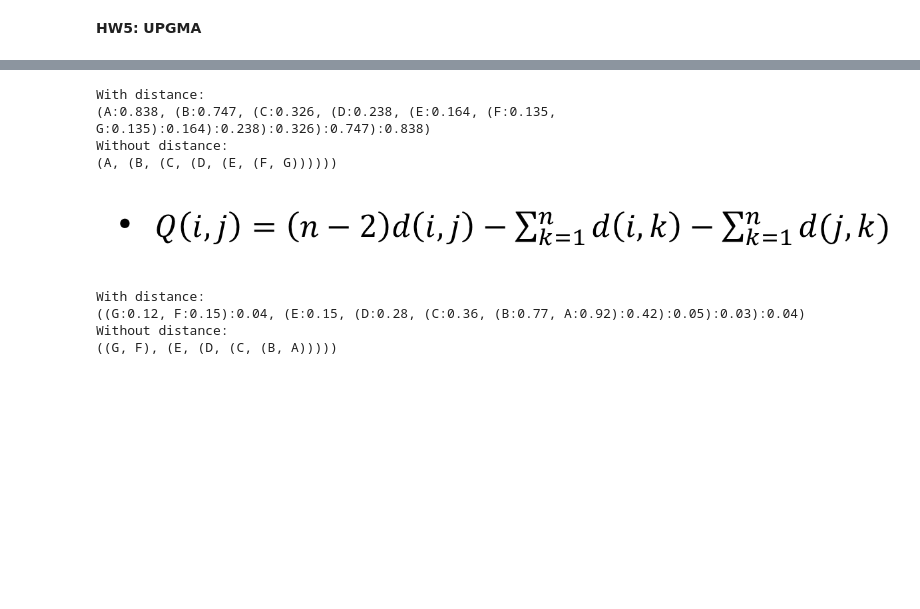
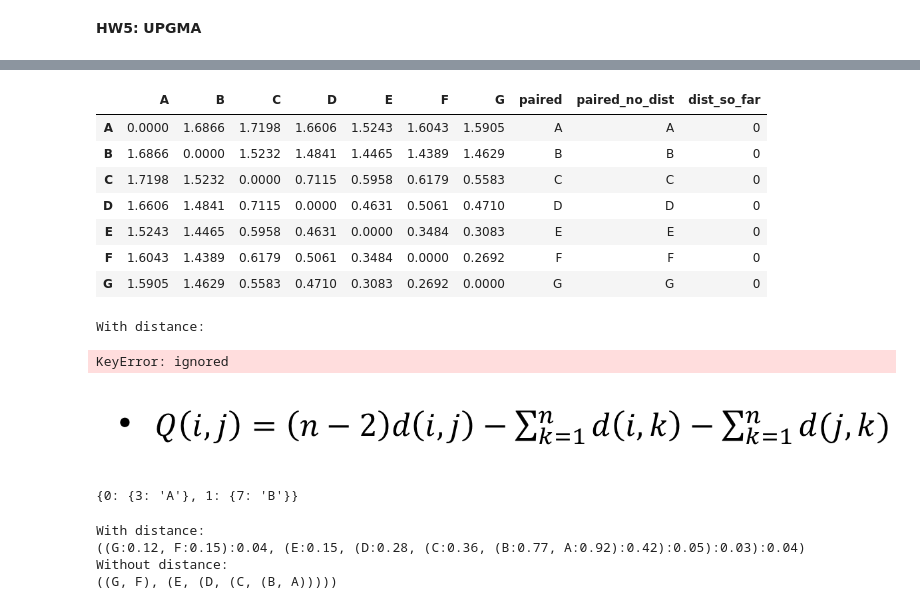
Before and after one commit to mequanent/Bioinformatics, a Jupyter notebook: hw5_110761504.ipynb, the cells around one changed output, grey strips where cells are left out. Cells and saved outputs as stored; diff of their text form; code cells hidden in the pictures; blank space fills up the shorter version.

```diff
--- a/hw5_110761504.ipynb
+++ b/hw5_110761504.ipynb
@@ -29,11 +29,13 @@ def getD(lines):
     indices.append(i)
     i += 1
   # numpy and then pandas form of the distance matrix
+  indices = [(chr(i+65)) for i in indices]
   distance = np.array(distance).astype(float)
   dist = pd.DataFrame(distance, index = indices, columns = indices)
   # Add additional column to store the combined entities
-  dist['paired'] = [(chr(i+65)) for i in indices] # Column for paired taxas with their corresponding distances
-  dist['paired_no_dist'] = [(chr(i+65)) for i in indices] # Without distance for simplified view of combination
+
+  dist['paired'] = indices # Column for paired taxas with their corresponding distances
+  dist['paired_no_dist'] = indices # Without distance for simplified view of combination
   return dist
 dist = getD(lines)
 # %%
@@ -48,22 +50,39 @@ def mini(a):
           min = a.loc[i][j]
           loc = (i, j)
   return min, loc
+# %%
+newdist = getD(lines)
+newdist['dist_so_far'] = 0
+newdist
+# %% [output]
+|  | A | B | C | D | E | F | G | paired | paired_no_dist | dist_so_far |
+| A | 0.0000 | 1.6866 | 1.7198 | 1.6606 | 1.5243 | 1.6043 | 1.5905 | A | A | 0 |
+| B | 1.6866 | 0.0000 | 1.5232 | 1.4841 | 1.4465 | 1.4389 | 1.4629 | B | B | 0 |
+| C | 1.7198 | 1.5232 | 0.0000 | 0.7115 | 0.5958 | 0.6179 | 0.5583 | C | C | 0 |
+| D | 1.6606 | 1.4841 | 0.7115 | 0.0000 | 0.4631 | 0.5061 | 0.4710 | D | D | 0 |
+| E | 1.5243 | 1.4465 | 0.5958 | 0.4631 | 0.0000 | 0.3484 | 0.3083 | E | E | 0 |
+| F | 1.6043 | 1.4389 | 0.6179 | 0.5061 | 0.3484 | 0.0000 | 0.2692 | F | F | 0 |
+| G | 1.5905 | 1.4629 | 0.5583 | 0.4710 | 0.3083 | 0.2692 | 0.0000 | G | G | 0 |
 # %%
 def UPGMA():
-  newdist = dist.copy()
+  newdist = getD(lines)
+  #newdist['so_far'] = 0 # distance accumulated  so far
   while len(newdist) > 1:
     min_dist, loc = mini(newdist)
-    half = str(round(min_dist / 2, 3)) # round result to 3 decimal places
+    i, j = min(loc), max(loc)
+    half = round(min_dist / 2, 3) # round result to 3 decimal places
 
-    i, j = min(loc), max(loc)
+    #d1, d2 = half - newdist.loc[i]['so_far'], half - newdist.loc[j]['so_far']
+    #d1, d2 = round(d1, 3), round(d2, 3)
+
     p1, p2 = newdist.loc[i]['paired'], newdist.loc[j]['paired']
     p11, p22 = newdist.loc[i]['paired_no_dist'], newdist.loc[j]['paired_no_dist']
 
-    dist1 = newdist.loc[i][~newdist.columns.isin(['paired', 'paired_no_dist'])]
-    dist2 = newdist.loc[j][~newdist.columns.isin(['paired', 'paired_no_dist'])]
+    dist1 = newdist.loc[i][~newdist.columns.isin(['paired', 'paired_no_dist', 'so_far'])]
+    dist2 = newdist.loc[j][~newdist.columns.isin(['paired', 'paired_no_dist', 'so_far'])]
     average = (dist1 + dist2)  / 2
 
-    pair = "(" + p1 + ':' + half + ", " + p2 + ':' + half + ")"  # form paired string
+    pair = "(" + p1 + ':' + str(d1) + ", " + p2 + ':' + str(d2) + ");"  # form paired string
     pair_no_dist = "(" + p11 +  ", " + p22 + ")"
 
     newdist[i] = average # replace column with the average value
@@ -71,11 +90,12 @@ def UPGMA():
 
     newdist.drop(j, inplace = True)
     newdist.drop(j, inplace = True, axis = 1)
-    newdist.loc[i, i] = 0
+    #newdist.loc[i, i] = 0
 
     newdist.loc[i, 'paired'] = pair
     newdist.loc[i, 'paired_no_dist'] = pair_no_dist
-    #print(newdist)
+    newdist.loc[i, 'so_far'] = half
+
     #print('*************************************')
   return newdist['paired'][0], newdist['paired_no_dist'][0]
 print('With distance:')
@@ -84,11 +104,16 @@ print('Without distance:')
 print(UPGMA()[1])
 # %% [output]
 With distance:
-(A:0.838, (B:0.747, (C:0.326, (D:0.238, (E:0.164, (F:0.135, G:0.135):0.164):0.238):0.326):0.747):0.838)
-Without distance:
-(A, (B, (C, (D, (E, (F, G))))))
+KeyError: ignored
 # %% [markdown]
 ![image.png](embedded-picture-1)
+# %%
+dct = dict()
+dct[0] = {3:'A'}
+dct[1] = {7:'B'}
+dct
+# %% [output]
+{0: {3: 'A'}, 1: {7: 'B'}}
 # %%
 # Get the sum of all distances for each taxa
 def getsum(d):
```
Also changed, not shown: parts of 3 cells of this notebook.
